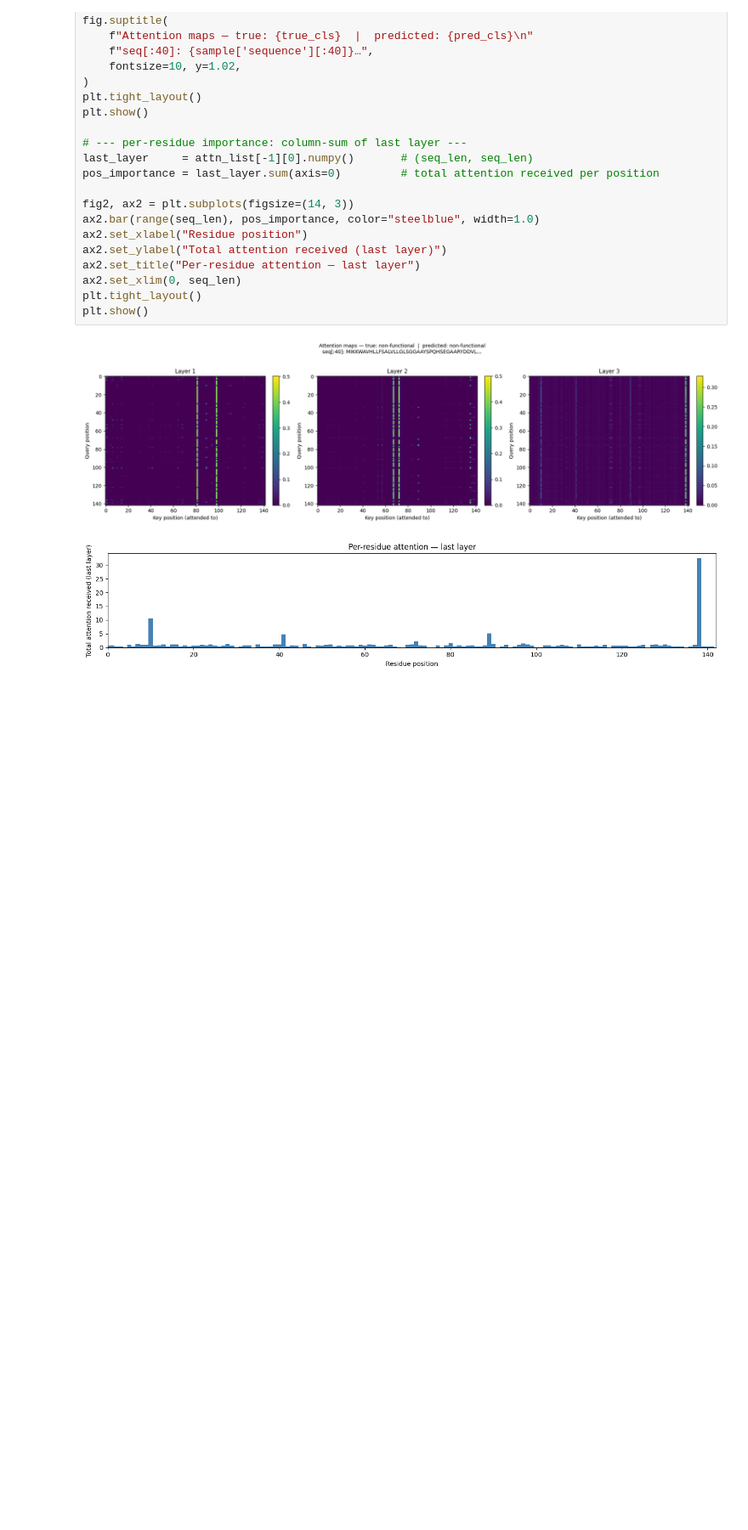
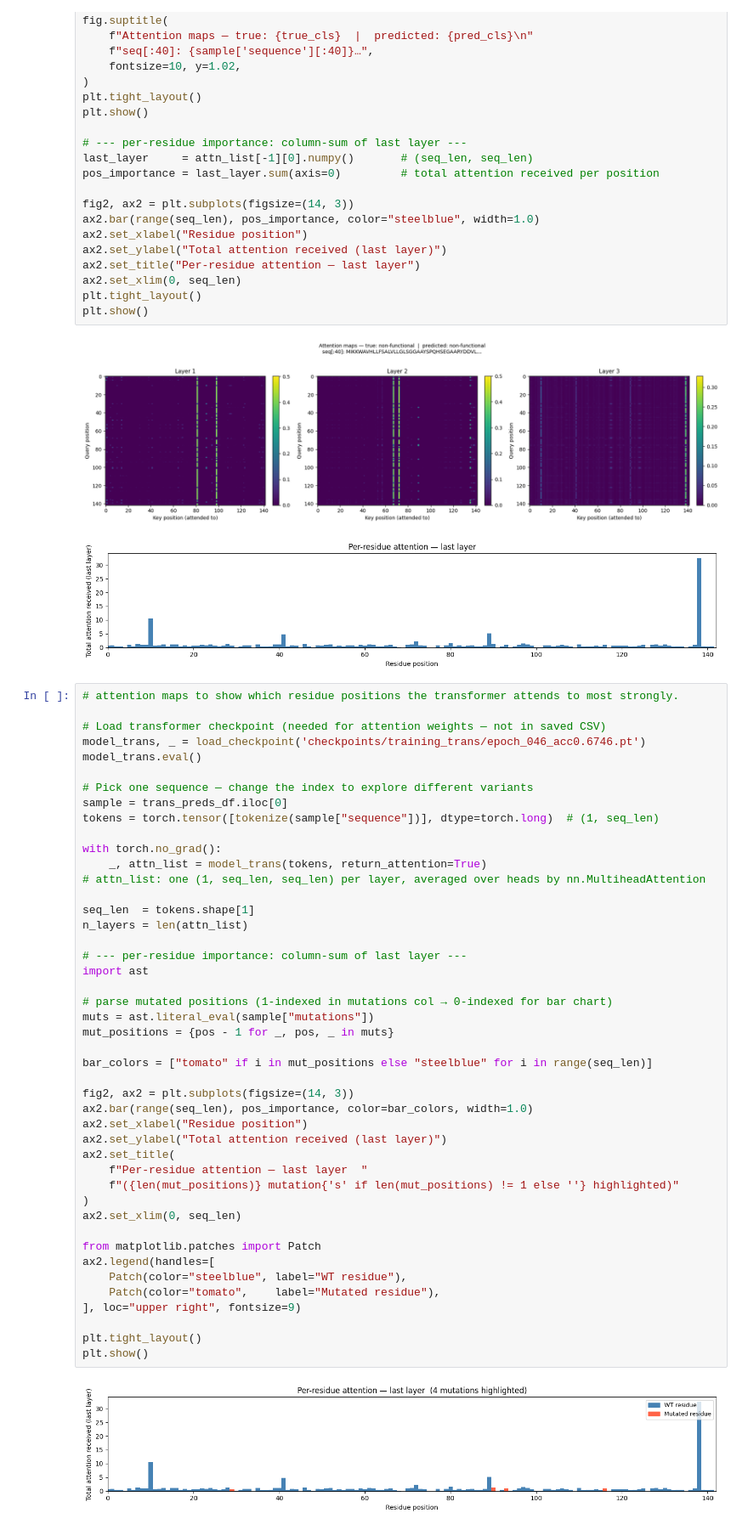
Before and after one commit to zahmiriajoh/AwasthiJohnson_10.C51, a Jupyter notebook: notebooks/02_model_comparison.ipynb, the cells around one changed output. Shown at 85% size. Saved outputs shown, nothing was run; the diff lists cells and outputs as text; blank space fills up the shorter version.

```diff
--- a/notebooks/02_model_comparison.ipynb
+++ b/notebooks/02_model_comparison.ipynb
@@ -442,3 +442,50 @@ plt.show()
 # %% [output]
 [figure]
 [figure]
+# %%
+# attention maps to show which residue positions the transformer attends to most strongly.
+
+# Load transformer checkpoint (needed for attention weights — not in saved CSV)
+model_trans, _ = load_checkpoint('checkpoints/training_trans/epoch_046_acc0.6746.pt')
+model_trans.eval()
+
+# Pick one sequence — change the index to explore different variants
+sample = trans_preds_df.iloc[0]
+tokens = torch.tensor([tokenize(sample["sequence"])], dtype=torch.long)  # (1, seq_len)
+
+with torch.no_grad():
+    _, attn_list = model_trans(tokens, return_attention=True)
+# attn_list: one (1, seq_len, seq_len) per layer, averaged over heads by nn.MultiheadAttention
+
+seq_len  = tokens.shape[1]
+n_layers = len(attn_list)
+
+# --- per-residue importance: column-sum of last layer ---
+import ast
+
+# parse mutated positions (1-indexed in mutations col → 0-indexed for bar chart)
+muts = ast.literal_eval(sample["mutations"])
+mut_positions = {pos - 1 for _, pos, _ in muts}
+
+bar_colors = ["tomato" if i in mut_positions else "steelblue" for i in range(seq_len)]
+
+fig2, ax2 = plt.subplots(figsize=(14, 3))
+ax2.bar(range(seq_len), pos_importance, color=bar_colors, width=1.0)
+ax2.set_xlabel("Residue position")
+ax2.set_ylabel("Total attention received (last layer)")
+ax2.set_title(
+    f"Per-residue attention — last layer  "
+    f"({len(mut_positions)} mutation{'s' if len(mut_positions) != 1 else ''} highlighted)"
+)
+ax2.set_xlim(0, seq_len)
+
+from matplotlib.patches import Patch
+ax2.legend(handles=[
+    Patch(color="steelblue", label="WT residue"),
+    Patch(color="tomato",    label="Mutated residue"),
+], loc="upper right", fontsize=9)
+
+plt.tight_layout()
+plt.show()
+# %% [output]
+[figure, added]
```
Also changed, not shown: parts of 4 cells of this notebook, 8 other files.
